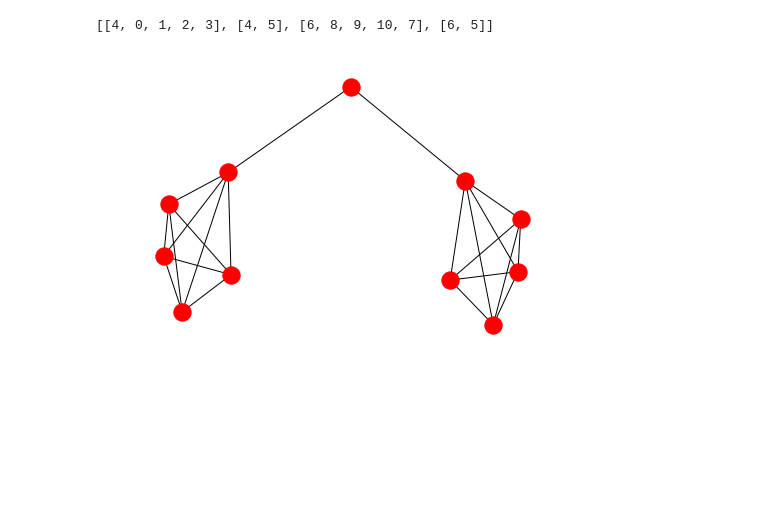
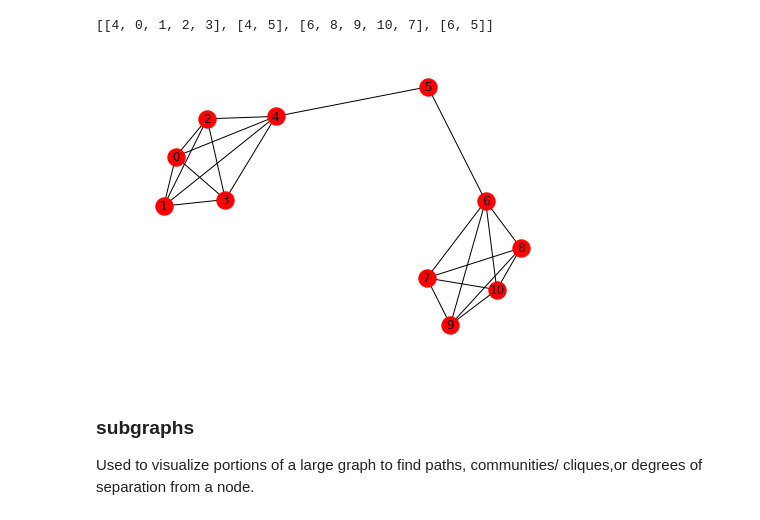
Before and after one commit to sushant2811/NetworkAnalysis, a Jupyter notebook: networkAnalysis.ipynb, the cells around one changed output. Cells and saved outputs as stored; diff of their text form; code cells hidden in the pictures; blank space fills up the shorter version.

```diff
--- a/networkAnalysis.ipynb
+++ b/networkAnalysis.ipynb
@@ -396,6 +398,10 @@ list(nx.find_cliques(Gbarbell))
 # %% [output]
 [[4, 0, 1, 2, 3], [4, 5], [6, 8, 9, 10, 7], [6, 5]]
 # %%
-nx.draw(Gbarbell)
+nx.draw(Gbarbell, with_labels=True)
 # %% [output]
-[figure, old version]
+[figure, new version]
+# %% [markdown]
+### subgraphs
+
+Used to visualize portions of a large graph to find paths, communities/ cliques,or degrees of separation from a node.
```
Also changed, not shown: parts of 25 cells of this notebook.
